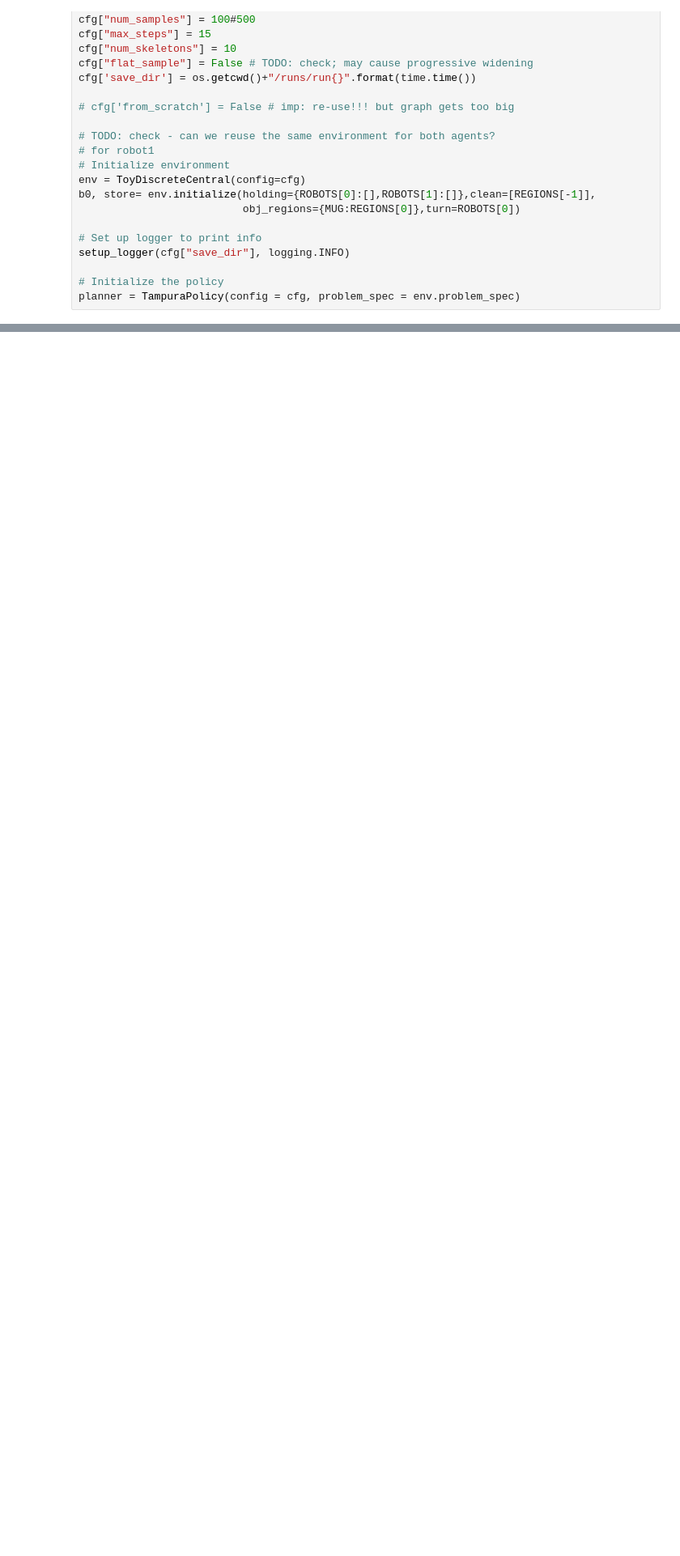
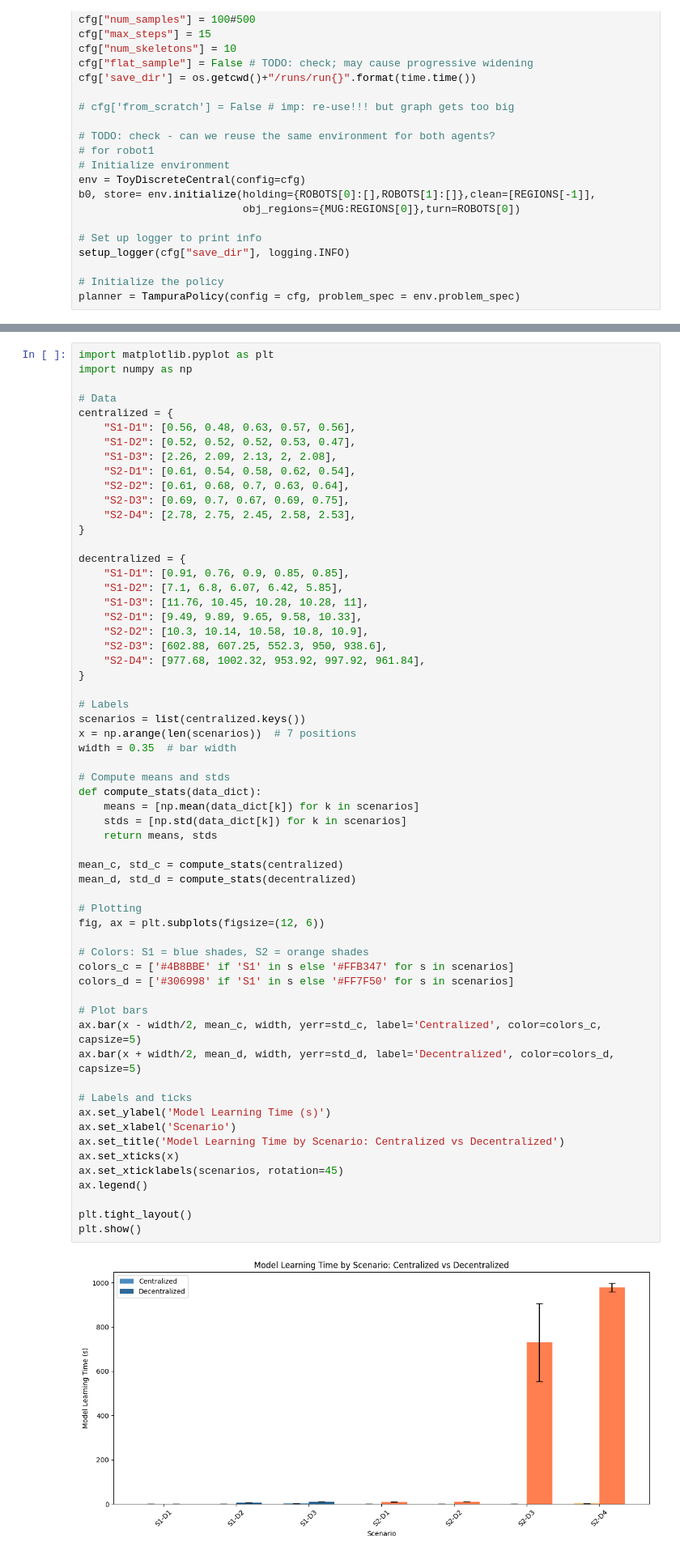
Before and after one commit to akansha2001/tamp_multi_agent, a Jupyter notebook: notebooks/clean_baseline.ipynb, the cells around one changed output, grey strips where cells are left out. Shown at 81% size. Drawn from its saved outputs; the diff is of its cells as text; blank space fills up the shorter version.

```diff
--- a/notebooks/clean_baseline.ipynb
+++ b/notebooks/clean_baseline.ipynb
@@ -346,0 +814,62 @@ goal achieved
+# %%
+import matplotlib.pyplot as plt
+import numpy as np
+
+# Data
+centralized = {
+    "S1-D1": [0.56, 0.48, 0.63, 0.57, 0.56],
+    "S1-D2": [0.52, 0.52, 0.52, 0.53, 0.47],
+    "S1-D3": [2.26, 2.09, 2.13, 2, 2.08],
+    "S2-D1": [0.61, 0.54, 0.58, 0.62, 0.54],
+    "S2-D2": [0.61, 0.68, 0.7, 0.63, 0.64],
+    "S2-D3": [0.69, 0.7, 0.67, 0.69, 0.75],
+    "S2-D4": [2.78, 2.75, 2.45, 2.58, 2.53],
+}
+
+decentralized = {
+    "S1-D1": [0.91, 0.76, 0.9, 0.85, 0.85],
+    "S1-D2": [7.1, 6.8, 6.07, 6.42, 5.85],
+    "S1-D3": [11.76, 10.45, 10.28, 10.28, 11],
+    "S2-D1": [9.49, 9.89, 9.65, 9.58, 10.33],
+    "S2-D2": [10.3, 10.14, 10.58, 10.8, 10.9],
+    "S2-D3": [602.88, 607.25, 552.3, 950, 938.6],
+    "S2-D4": [977.68, 1002.32, 953.92, 997.92, 961.84],
+}
+
+# Labels
+scenarios = list(centralized.keys())
+x = np.arange(len(scenarios))  # 7 positions
+width = 0.35  # bar width
+
+# Compute means and stds
+def compute_stats(data_dict):
+    means = [np.mean(data_dict[k]) for k in scenarios]
+    stds = [np.std(data_dict[k]) for k in scenarios]
+    return means, stds
+
+mean_c, std_c = compute_stats(centralized)
+mean_d, std_d = compute_stats(decentralized)
+
+# Plotting
+fig, ax = plt.subplots(figsize=(12, 6))
+
+# Colors: S1 = blue shades, S2 = orange shades
+colors_c = ['#4B8BBE' if 'S1' in s else '#FFB347' for s in scenarios]
+colors_d = ['#306998' if 'S1' in s else '#FF7F50' for s in scenarios]
+
+# Plot bars
+ax.bar(x - width/2, mean_c, width, yerr=std_c, label='Centralized', color=colors_c, capsize=5)
+ax.bar(x + width/2, mean_d, width, yerr=std_d, label='Decentralized', color=colors_d, capsize=5)
+
+# Labels and ticks
+ax.set_ylabel('Model Learning Time (s)')
+ax.set_xlabel('Scenario')
+ax.set_title('Model Learning Time by Scenario: Centralized vs Decentralized')
+ax.set_xticks(x)
+ax.set_xticklabels(scenarios, rotation=45)
+ax.legend()
+
+plt.tight_layout()
+plt.show()
+# %% [output]
+[figure, added]
```
Also changed, not shown: parts of 9 cells of this notebook, 1 other file.
